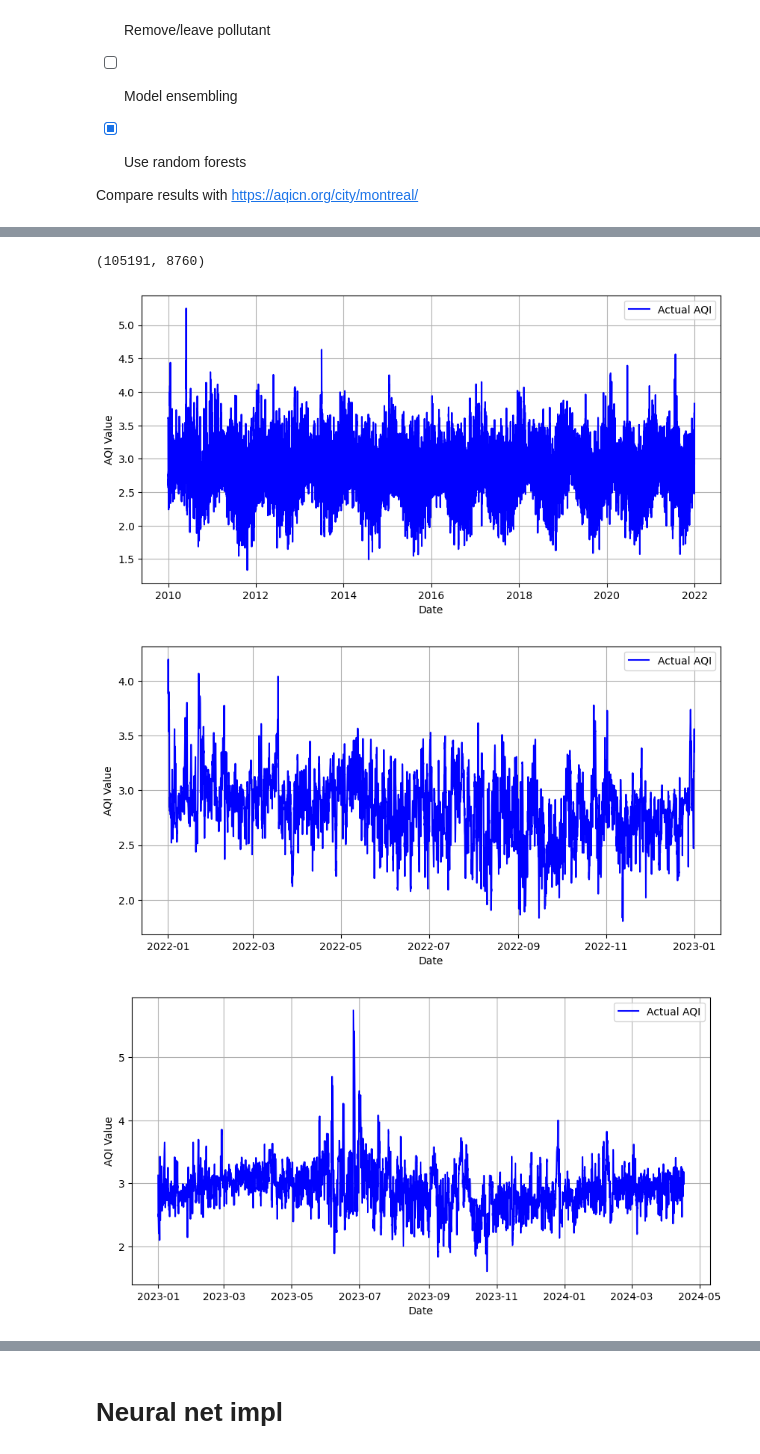
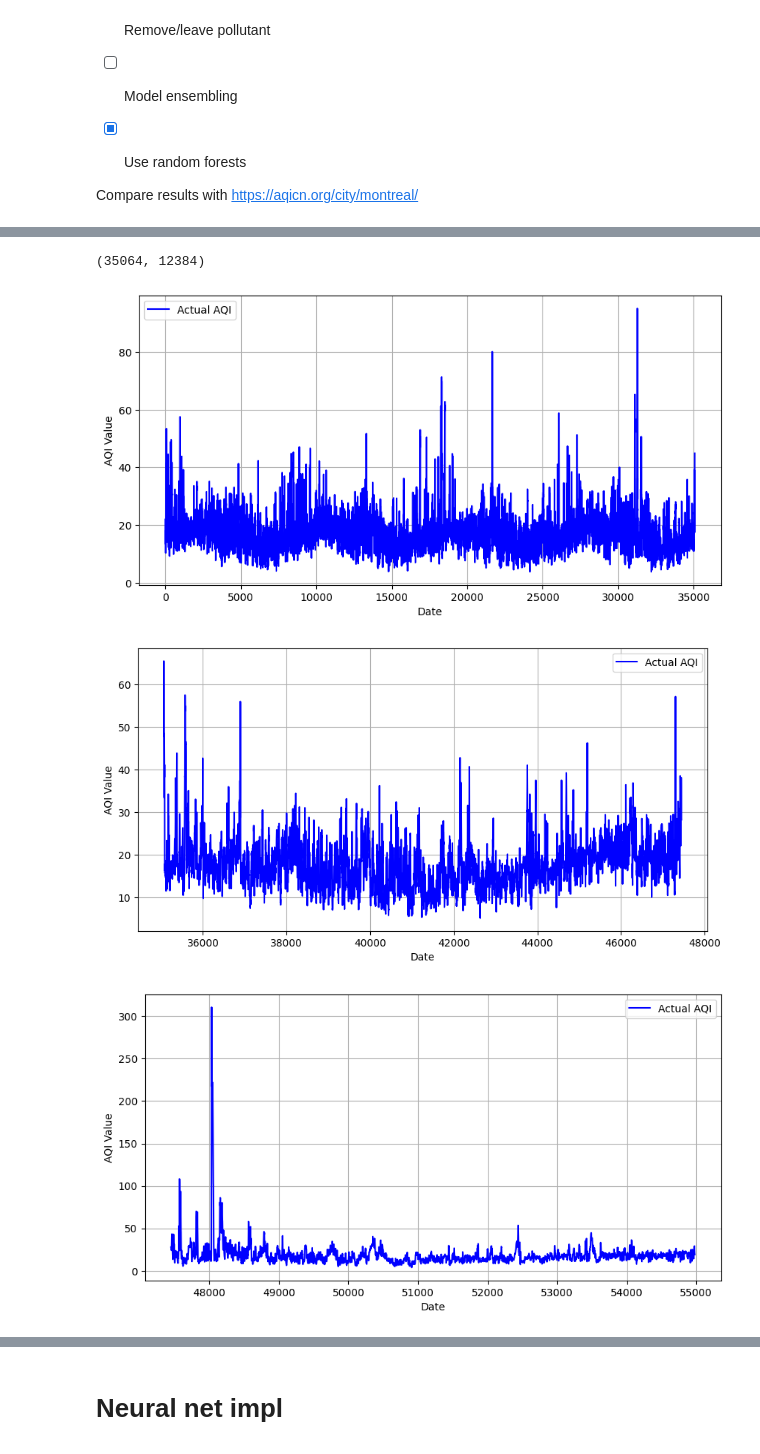
Before and after one commit to Magellol/montreal-aqi-predictions, a Jupyter notebook: index.ipynb, the cells around one changed output, grey strips where cells are left out. Saved outputs shown, nothing was run; the diff lists cells and outputs as text; code cells hidden in the pictures.

Commit message:
Use a larger dataset

```diff
--- a/index.ipynb
+++ b/index.ipynb
@@ -61,8 +71,8 @@ temp_df
 Compare results with https://aqicn.org/city/montreal/
 # %%
 df1 = get_csv('https://donnees.montreal.ca/dataset/547b8052-1710-4d69-8760-beaa3aa35ec6/resource/0c325562-e742-4e8e-8c36-971f3c9e58cd/download/rsqa-indice-qualite-air-2022-2024.csv', '2022-2024.csv')
-# df2 = get_csv('https://donnees.montreal.ca/dataset/547b8052-1710-4d69-8760-beaa3aa35ec6/resource/e43dc1d6-fbdd-49c3-a79f-83f63404c281/download/rsqa-indice-qualite-air-2019-2021.csv', '2019-2021.csv')
-# df3 = get_csv("https://donnees.montreal.ca/dataset/547b8052-1710-4d69-8760-beaa3aa35ec6/resource/93a3a88e-97ab-4ab1-813f-5419a1dd330d/download/rsqa-indice-qualite-air-2016-2018.csv", "2016-2018.csv")
+df2 = get_csv('https://donnees.montreal.ca/dataset/547b8052-1710-4d69-8760-beaa3aa35ec6/resource/e43dc1d6-fbdd-49c3-a79f-83f63404c281/download/rsqa-indice-qualite-air-2019-2021.csv', '2019-2021.csv')
+df3 = get_csv("https://donnees.montreal.ca/dataset/547b8052-1710-4d69-8760-beaa3aa35ec6/resource/93a3a88e-97ab-4ab1-813f-5419a1dd330d/download/rsqa-indice-qualite-air-2016-2018.csv", "2016-2018.csv")
 # df4 = get_csv("https://donnees.montreal.ca/dataset/547b8052-1710-4d69-8760-beaa3aa35ec6/resource/02cfaf0c-3b46-4dac-bf66-acd2ff47361a/download/rsqa-indice-qualite-air-2013-2015.csv", "2013-2015.csv")
 # df5 = get_csv("https://donnees.montreal.ca/dataset/547b8052-1710-4d69-8760-beaa3aa35ec6/resource/6e59c6e9-749b-4237-9c45-5c627be2b7ad/download/rsqa-indice-qualite-air-2010-2012.csv", "2010-2012.csv")
 # %% [output]
@@ -73,5 +82,7 @@ df = df1
 # %%
+df = pd.concat([df1, df2, df3])
 df['datetime'] = pd.to_datetime(df['date'] + ' ' + df['heure'].astype(str) + ':00:00',
+
                                 format = '%Y-%m-%d %H:%M:%S',
                                 errors = 'coerce')
 df.drop(["heure", "polluant", "date"], axis=1, inplace=True)
@@ -87,6 +98,9 @@ df['weekday'] = df['datetime'].dt.weekday
 df['hour'] = df['datetime'].dt.hour
 
 # Taking a sample of data for a given datetime and station id
-df[(df["stationId"] == 103) & (df["datetime"] == "2024-04-15 19:00:00")]
+# df[(df["stationId"] == 103) & (df["datetime"] == "2024-04-15 19:00:00")]
+
+df = df[(df['datetime'] >= FIRST_DAY) & (df['datetime'] < LAST_DAY)]
+df
 # %% [output]
 |  | stationId | valeur | datetime | year | month | day | weekday | hour |
@@ -113,20 +143,11 @@ Name: (103, 2024-04-15 19:00:00), dtype: float64
 # %%
-first_day = pd.Timestamp("2024-01-01")
-
 # Get the mean across all station maximums for each datetime
 group2_df = group1_df.groupby("datetime").mean("valeur")
-
-# Manually verifying the mean of a give datetime across all stations
-# group2_df.loc["2024-04-15 19:00:00"], group1_df.xs("2024-04-15 19:00:00", level='datetime')
 group2_df['date'] = group2_df.index.date
 group2_df.reset_index(inplace=True)
 
+merged = pd.merge(group2_df, temp_df, on="date", how="left")
 
-# TODO: we need to filter out for only data that's witin the temp_df range, otherwise it'll be filled with NaN
-filtered = group2_df.loc[(group2_df['datetime'] >= first_day) & (group2_df['datetime'] <= LAST_DAY)]
-
-merged = pd.merge(filtered, temp_df, on="date", how="left")
-
-merged[merged['datetime'] > pd.Timestamp("2024-04-08 01:00:00")]
+merged
 # %% [output]
 |  | datetime | valeur | year | month | day | weekday | hour | date | mean_temp | total_precip |
@@ -149,34 +166,34 @@ merged[merged['datetime'] > pd.Timestamp("2024-04-08 01:00:00")]
 # %%
 split_date_valid = pd.Timestamp('2022-01-01')
-split_date_test = pd.Timestamp('2023-01-01')
+split_date_test = pd.Timestamp('2023-06-01')
 
-train_idx = group2_df.index < split_date_valid
-valid_idx = (group2_df.index >= split_date_valid) & (group2_df.index < split_date_test)
-test_idx = group2_df.index >= split_date_test
+train_idx = merged['datetime'] < split_date_valid
+valid_idx = (merged['datetime'] >= split_date_valid) & (merged['datetime'] < split_date_test)
+test_idx = merged['datetime'] >= split_date_test
 
 train_idxs = np.where(train_idx)[0].tolist()
 valid_idxs = np.where(valid_idx)[0].tolist()
 test_idxs = np.where(test_idx)[0].tolist()
 
-len(train_idxs), len(valid_idxs)
+len(merged.loc[train_idxs]), len(valid_idxs)
 # %% [output]
-(105191, 8760)
+(35064, 12384)
 # %%
 def plot_aqi(xs):
   plt.figure(figsize=(10, 5))  # Set the figure size for better readability
   plt.plot(xs, label='Actual AQI', color='blue')  # Plot the actual AQI values
   plt.xlabel('Date')  # Label for the x-axis
   plt.ylabel('AQI Value')  # Label for the y-axis
   plt.legend()  # Add a legend to distinguish the lines
   plt.grid(True)  # Add grid for better readability of the plot
   plt.show()  # Display the plot
 
 
-plot_aqi(group2_df.iloc[train_idxs]['valeur'])
-plot_aqi(group2_df.iloc[valid_idxs]['valeur'])
-plot_aqi(group2_df.iloc[test_idxs]['valeur'])
+plot_aqi(merged.iloc[train_idxs]['valeur'])
+plot_aqi(merged.iloc[valid_idxs]['valeur'])
+plot_aqi(merged.iloc[test_idxs]['valeur'])
 # %% [output]
-[figure, old version]
+[figure, new version]
-[figure, old version]
+[figure, new version]
-[figure, old version]
+[figure, new version]
 # %%
```
Also changed, not shown: parts of 15 cells of this notebook.
